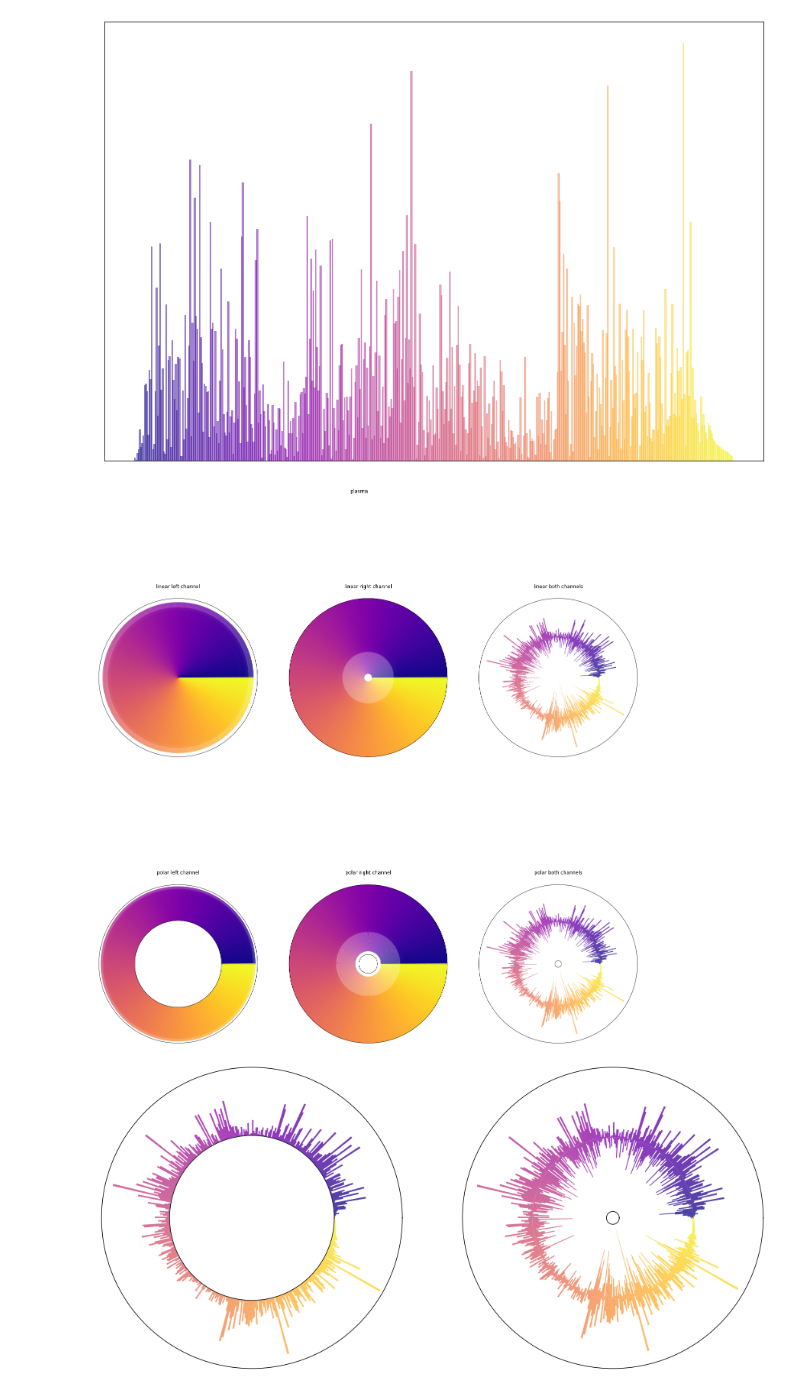
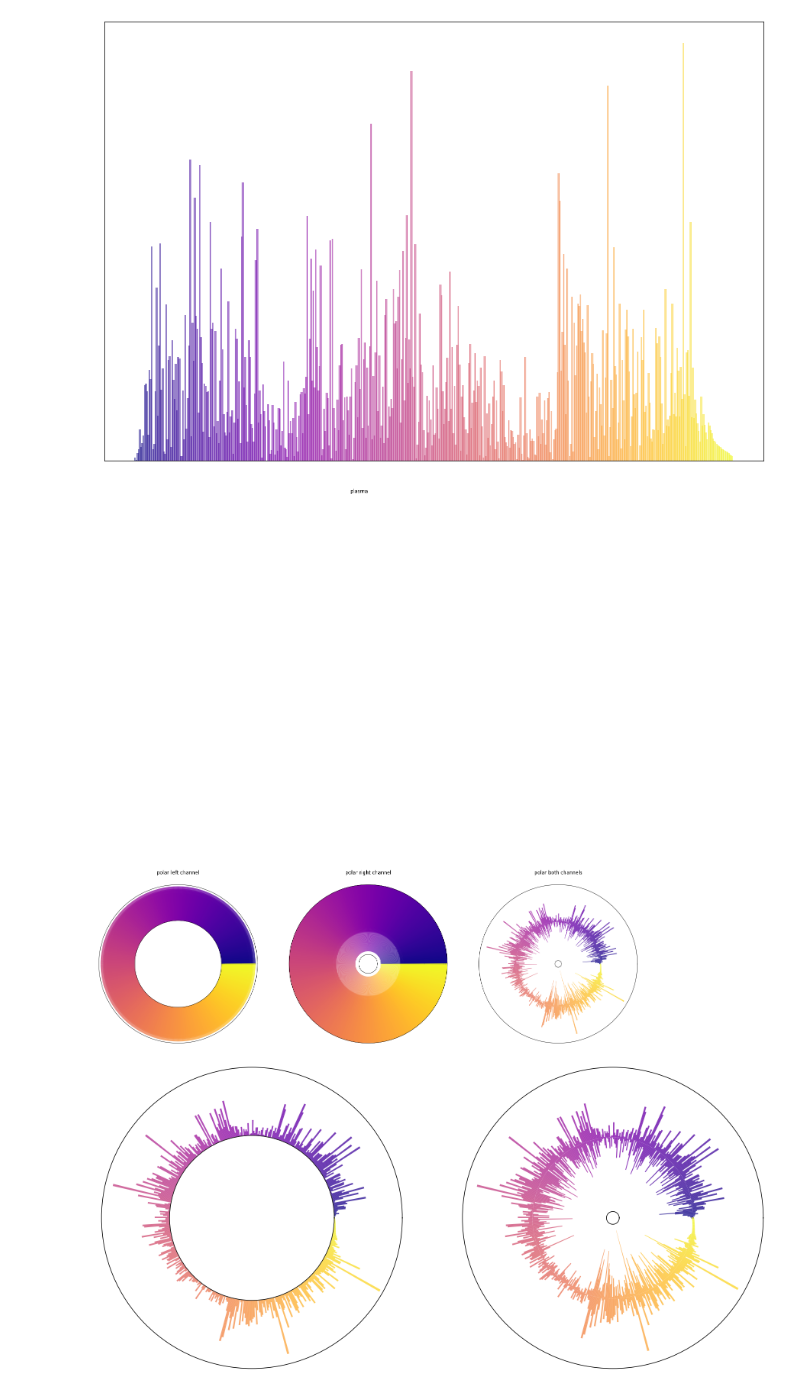
Before and after one commit to leomrocha/musicart, a Jupyter notebook: notebooks/Test-2.ipynb, the cells around one changed output. Saved outputs shown, nothing was run; the diff lists cells and outputs as text; code cells hidden in the pictures.

```diff
--- a/notebooks/Test-2.ipynb
+++ b/notebooks/Test-2.ipynb
@@ -291,16 +291,16 @@ def img_add_subplot(fig, x, y, colormap, title=None, plottype="bar",
 # %%
 fig = plt.figure(figsize=(24,24))
 fig.suptitle("plasma")
 
-img_add_subplot(fig,x,yl,cmap,"linear left channel", pos=231)
-img_add_subplot(fig,x,-yr,cmap,"linear right channel", pos=232)
-img_add_subplot(fig,x,[yl,-yr],cmap,"linear both channels", pos=233)
+# img_add_subplot(fig,x,yl,cmap,"linear left channel", pos=231)
+# img_add_subplot(fig,x,-yr,cmap,"linear right channel", pos=232)
+# img_add_subplot(fig,x,[yl,-yr],cmap,"linear both channels", pos=233)
 
 img_add_subplot(fig,x,yl,cmap,"polar left channel", projection="polar", pos=234)
 img_add_subplot(fig,x,-yr,cmap,"polar right channel", projection="polar", pos=235)
 img_add_subplot(fig,x,[yl,-yr],cmap,"polar both channels", projection="polar", pos=236)
 # %% [output]
-[figure, old version]
+[figure, new version]
 # %%
 # np.random.seed(19680802)
 
```
Also changed, not shown: parts of 3 cells of this notebook, 3 other files.
